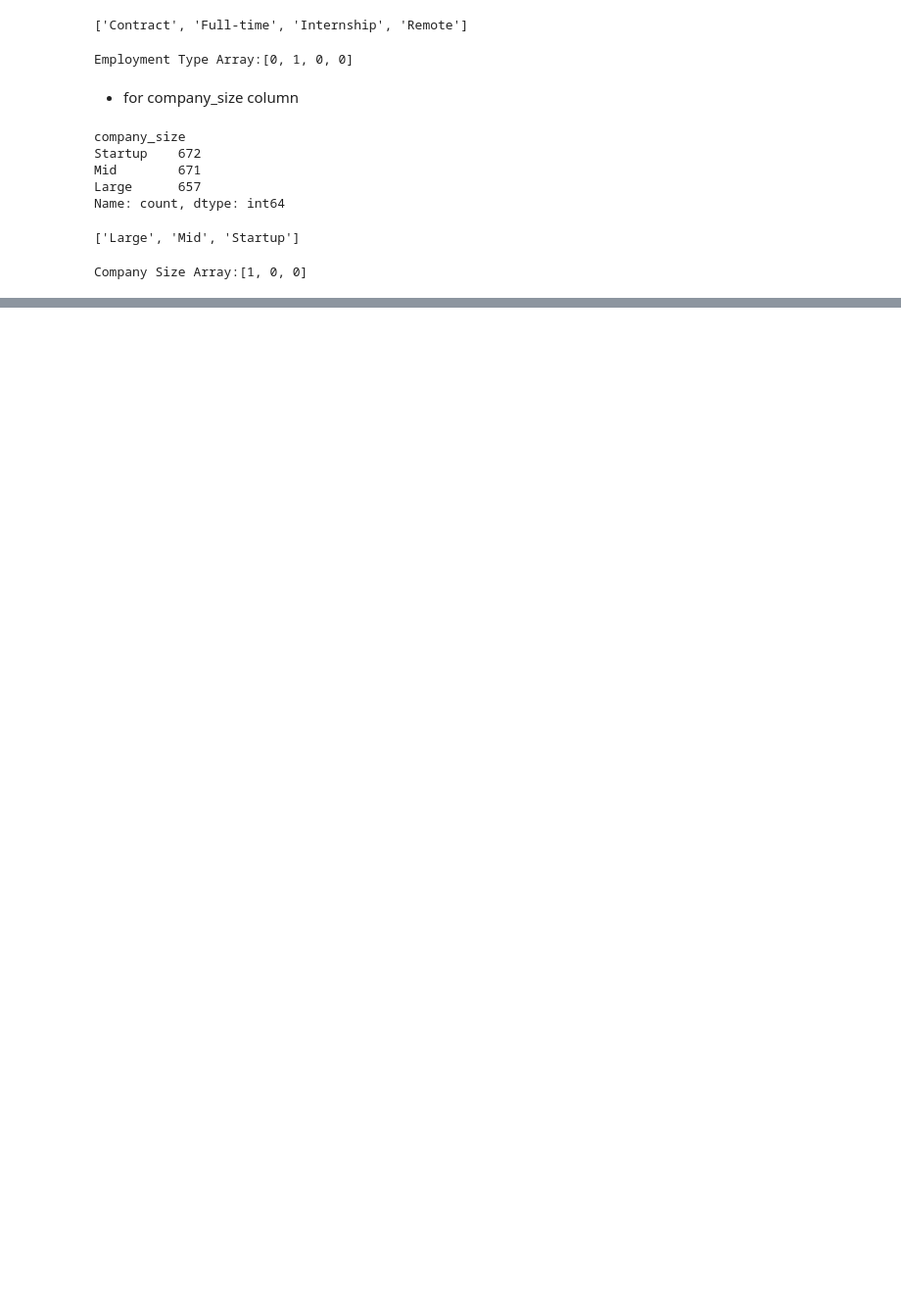
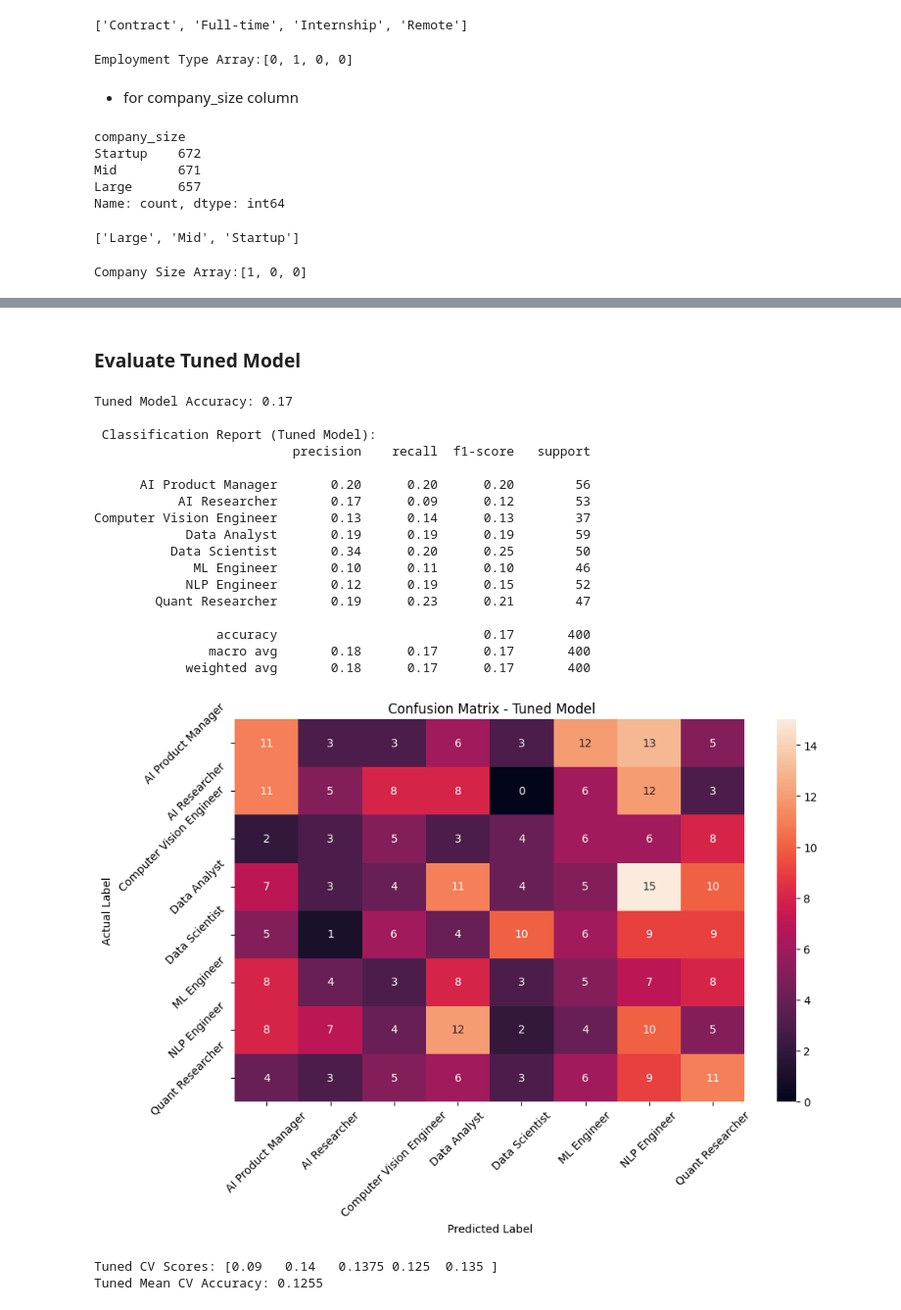
Before and after one commit to Sasa0920/RoleCast-AI, a Jupyter notebook: RoleCast-predictor.ipynb, the cells around one changed output, grey strips where cells are left out. Shown at 98% size. Saved outputs shown, nothing was run; the diff lists cells and outputs as text; code cells hidden in the pictures; blank space fills up the shorter version.

```diff
--- a/RoleCast-predictor.ipynb
+++ b/RoleCast-predictor.ipynb
@@ -276,0 +438,54 @@ const JOB_TITLES = ['AI Product Manager', 'AI Researcher', 'Computer Vision Engi
+# %% [markdown]
+### Evaluate Tuned Model
+# %%
+# Predict using tuned model
+y_pred = best_model.predict(X_test)
+
+#  Accuracy
+print("Tuned Model Accuracy:", accuracy_score(y_test, y_pred))
+
+# Classification Report
+print("\n Classification Report (Tuned Model):")
+print(classification_report(y_test, y_pred, target_names=le.classes_))
+
+# Confusion Matrix
+
+cm = confusion_matrix(y_test, y_pred)
+
+plt.figure(figsize=(10, 7))
+sns.heatmap(cm, annot=True, fmt='d',
+            xticklabels=le.classes_,
+            yticklabels=le.classes_)
+
+plt.xlabel("Predicted Label")
+plt.ylabel("Actual Label")
+plt.title(" Confusion Matrix - Tuned Model")
+plt.xticks(rotation=45)
+plt.yticks(rotation=45)
+plt.tight_layout()
+plt.show()
+cv_scores = cross_val_score(best_model, X, y_encoded, cv=5)
+
+print("Tuned CV Scores:", cv_scores)
+print("Tuned Mean CV Accuracy:", cv_scores.mean())
+# %% [output]
+Tuned Model Accuracy: 0.17
+
+ Classification Report (Tuned Model):
+                          precision    recall  f1-score   support
+
+      AI Product Manager       0.20      0.20      0.20        56
+           AI Researcher       0.17      0.09      0.12        53
+Computer Vision Engineer       0.13      0.14      0.13        37
+            Data Analyst       0.19      0.19      0.19        59
+          Data Scientist       0.34      0.20      0.25        50
+             ML Engineer       0.10      0.11      0.10        46
+            NLP Engineer       0.12      0.19      0.15        52
+        Quant Researcher       0.19      0.23      0.21        47
+
+                accuracy                           0.17       400
+               macro avg       0.18      0.17      0.17       400
+            weighted avg       0.18      0.17      0.17       400
+[figure, added]
+Tuned CV Scores: [0.09   0.14   0.1375 0.125  0.135 ]
+Tuned Mean CV Accuracy: 0.1255
```
Also changed, not shown: parts of 17 cells of this notebook.
